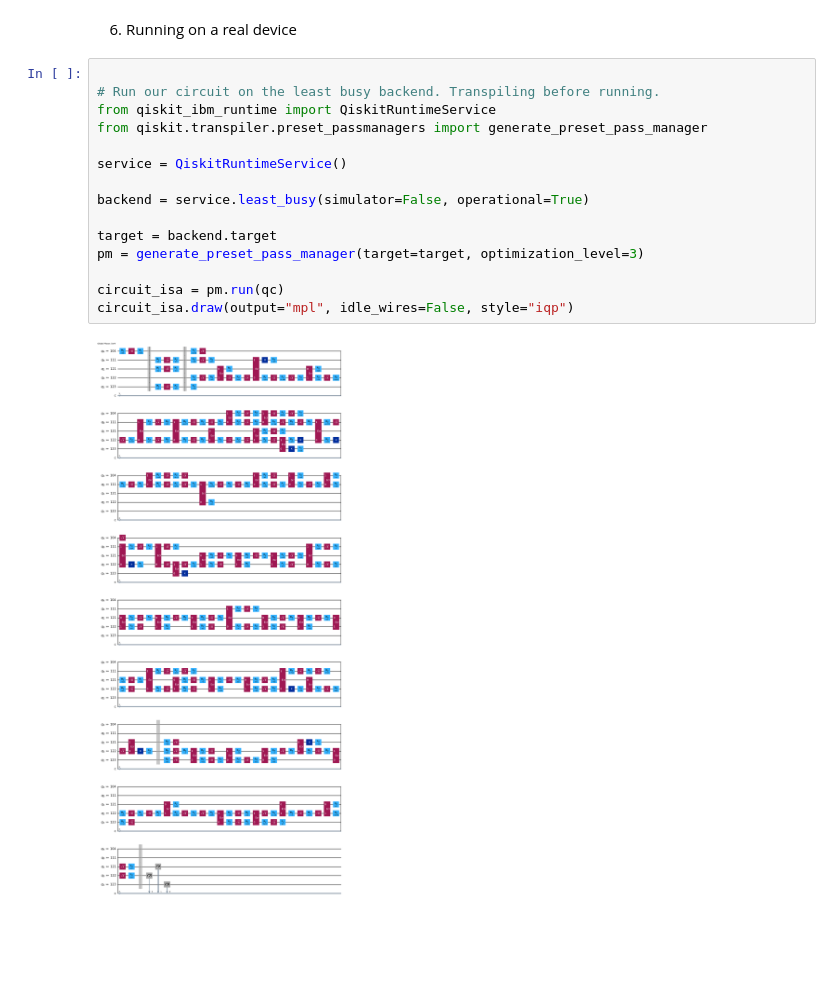
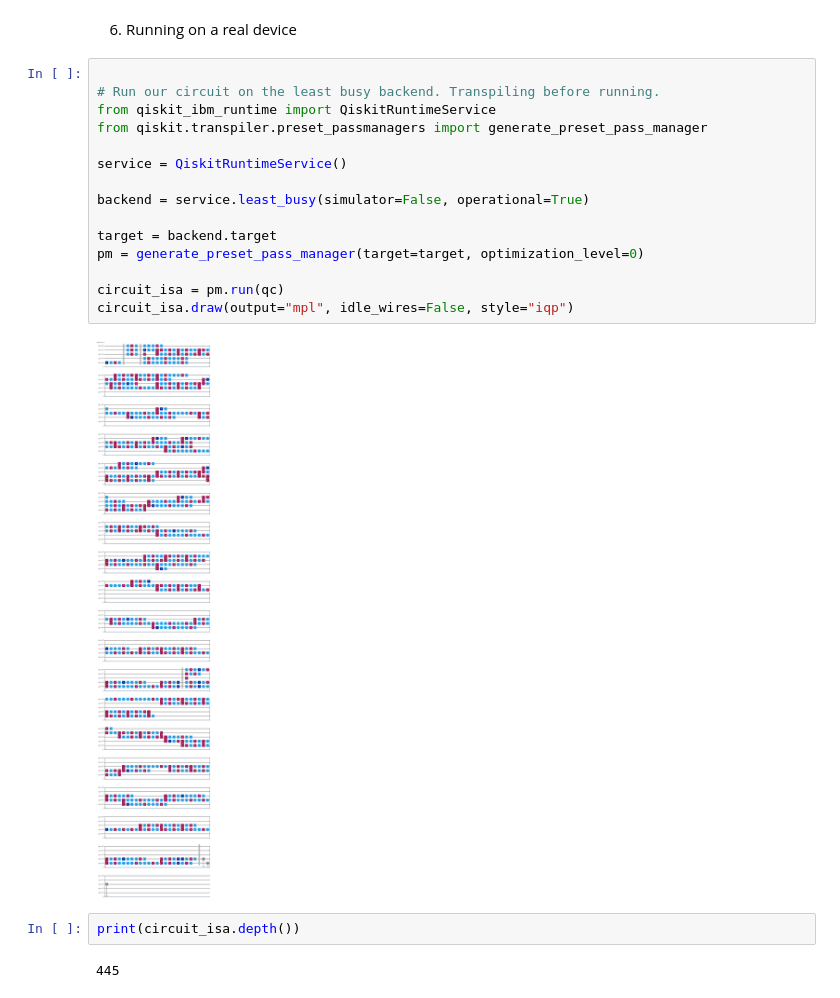
Before and after one commit to TheBarzani/vcgc, a Jupyter notebook: simple_vertex_coloring_grover.ipynb, the cells around one changed output. Drawn from its saved outputs; the diff is of its cells as text; blank space fills up the shorter version.

Commit message:
added optimized and non-optimized isa circuit

```diff
--- a/simple_vertex_coloring_grover.ipynb
+++ b/simple_vertex_coloring_grover.ipynb
@@ -99,17 +99,21 @@ plot_histogram(counts)
 # %%
 
 # Run our circuit on the least busy backend. Transpiling before running.
 from qiskit_ibm_runtime import QiskitRuntimeService
 from qiskit.transpiler.preset_passmanagers import generate_preset_pass_manager
 
 service = QiskitRuntimeService()
 
 backend = service.least_busy(simulator=False, operational=True)
 
 target = backend.target
-pm = generate_preset_pass_manager(target=target, optimization_level=3)
+pm = generate_preset_pass_manager(target=target, optimization_level=0)
 
 circuit_isa = pm.run(qc)
 circuit_isa.draw(output="mpl", idle_wires=False, style="iqp")
 # %% [output]
-[figure, old version]
+[figure, new version]
+# %%
+print(circuit_isa.depth())
+# %% [output]
+445
```
Also changed, not shown: parts of 4 cells of this notebook, 2 other files.
